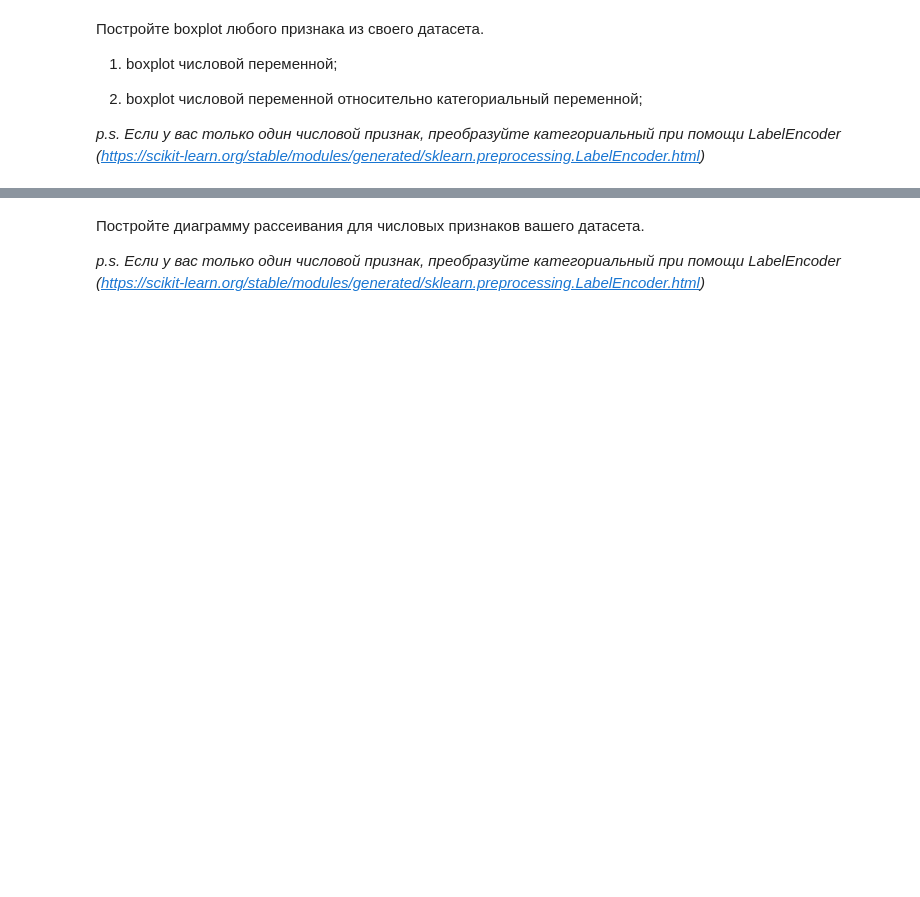
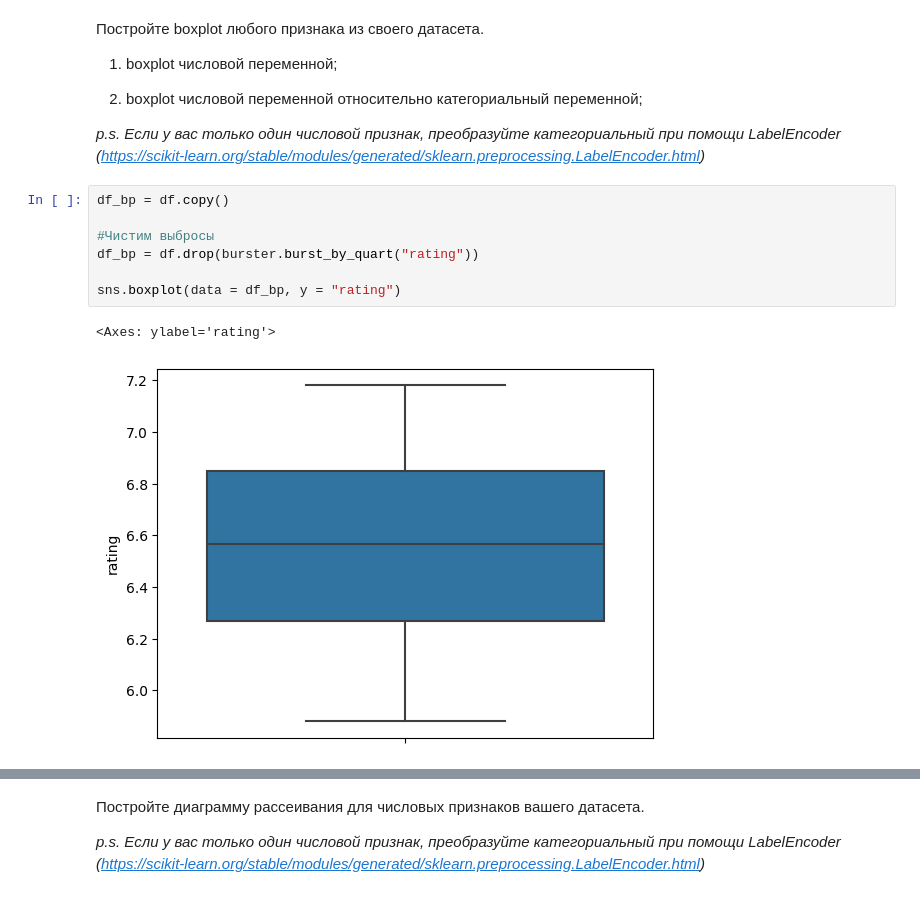
Before and after one commit to TheGodseeker/ML_PR, a Jupyter notebook: Задание_2.ipynb, the cells around one changed output, grey strips where cells are left out. Drawn from its saved outputs; the diff is of its cells as text; blank space fills up the shorter version.

```diff
--- a/Задание_2.ipynb
+++ b/Задание_2.ipynb
@@ -166,3 +225,13 @@ sns.histplot(data = df, x = "rating", hue = "type")
 2) boxplot числовой переменной относительно категориальный переменной;
 
 *p.s. Если у вас только один числовой признак, преобразуйте категориальный при помощи LabelEncoder (https://scikit-learn.org/stable/modules/generated/sklearn.preprocessing.LabelEncoder.html)*
+# %%
+df_bp = df.copy()
+
+#Чистим выбросы
+df_bp = df.drop(burster.burst_by_quart("rating"))
+
+sns.boxplot(data = df_bp, y = "rating")
+# %% [output]
+<Axes: ylabel='rating'>
+[figure, added]
```
Also changed, not shown: parts of 17 cells of this notebook.
